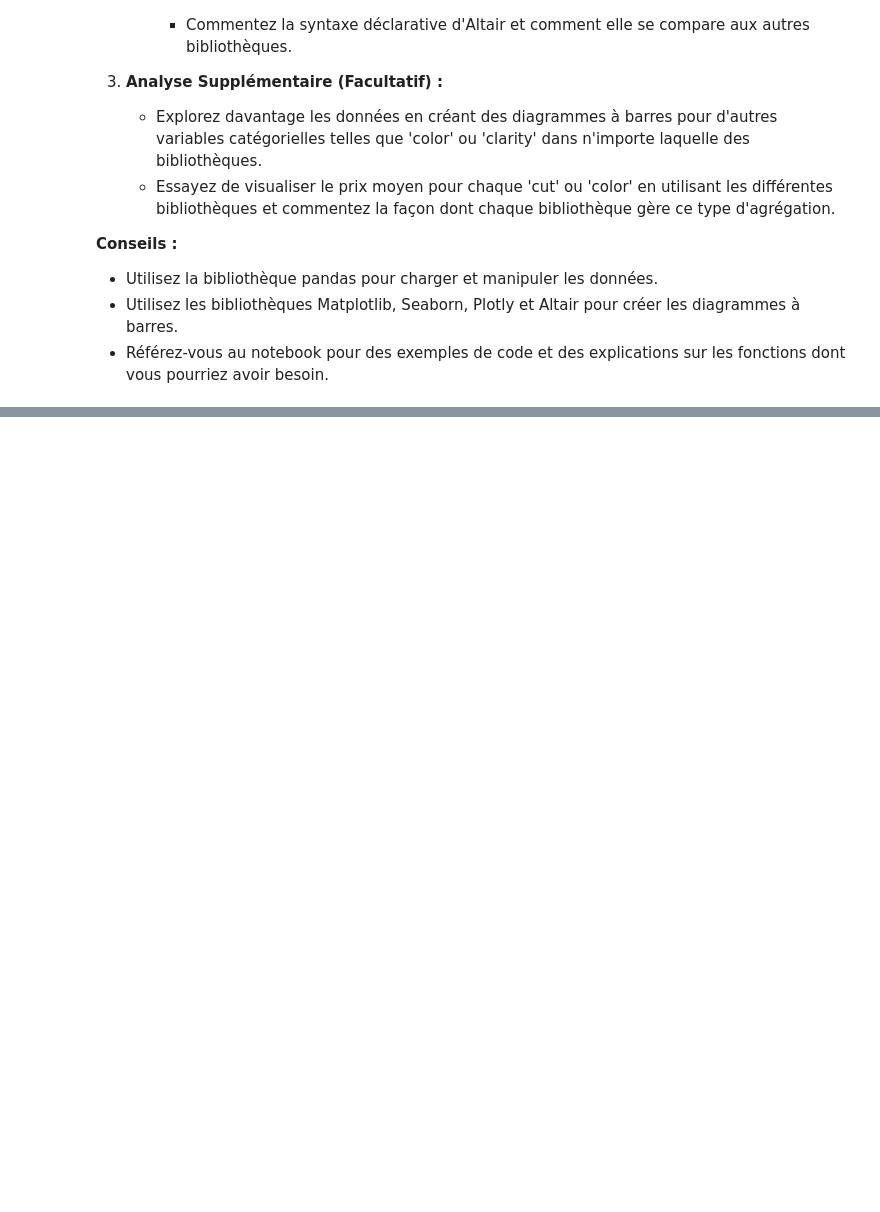
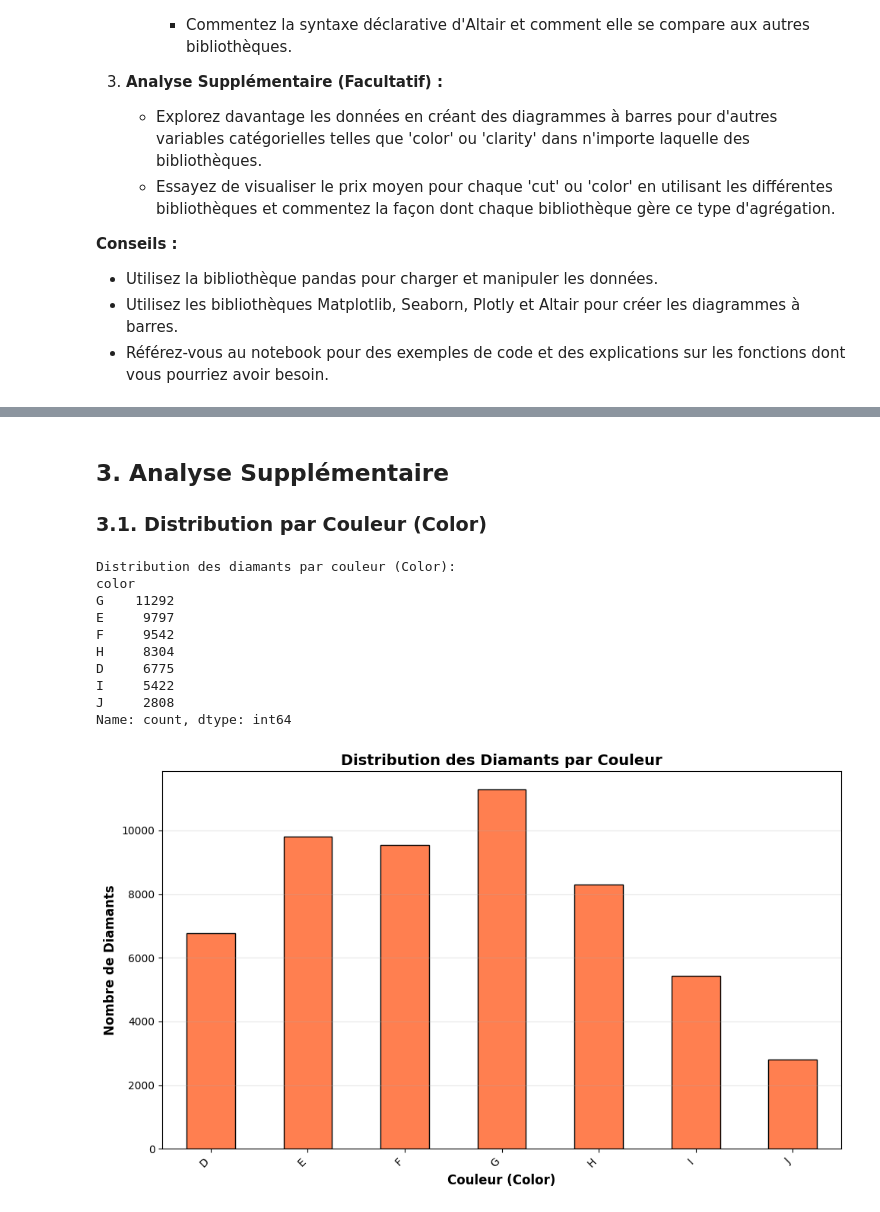
Before and after one commit to rosanajurdi/Data_Visualization_Course_2026, a Jupyter notebook: lab-sessions/lab2-barplots.ipynb, the cells around one changed output, grey strips where cells are left out. Saved outputs shown, nothing was run; the diff lists cells and outputs as text; code cells hidden in the pictures; blank space fills up the shorter version.

```diff
--- a/lab-sessions/lab2-barplots.ipynb
+++ b/lab-sessions/lab2-barplots.ipynb
@@ -88,0 +248,32 @@ Vous disposez d'un ensemble de données contenant des informations sur divers di
+# %% [markdown]
+## 3. Analyse Supplémentaire
+
+### 3.1. Distribution par Couleur (Color)
+# %%
+# Analyse par couleur
+print("Distribution des diamants par couleur (Color):")
+color_counts = df['color'].value_counts()
+print(color_counts)
+
+# Visualiser avec Matplotlib
+fig, ax = plt.subplots(figsize=(10, 6))
+df['color'].value_counts().sort_index().plot(kind='bar', ax=ax, color='coral', edgecolor='black')
+ax.set_xlabel('Couleur (Color)', fontsize=12, fontweight='bold')
+ax.set_ylabel('Nombre de Diamants', fontsize=12, fontweight='bold')
+ax.set_title('Distribution des Diamants par Couleur', fontsize=14, fontweight='bold')
+ax.grid(axis='y', alpha=0.3)
+plt.xticks(rotation=45, ha='right')
+plt.tight_layout()
+plt.show()
+# %% [output]
+Distribution des diamants par couleur (Color):
+color
+G    11292
+E     9797
+F     9542
+H     8304
+D     6775
+I     5422
+J     2808
+Name: count, dtype: int64
+[figure, added]
```
Also changed, not shown: parts of 16 cells of this notebook.
